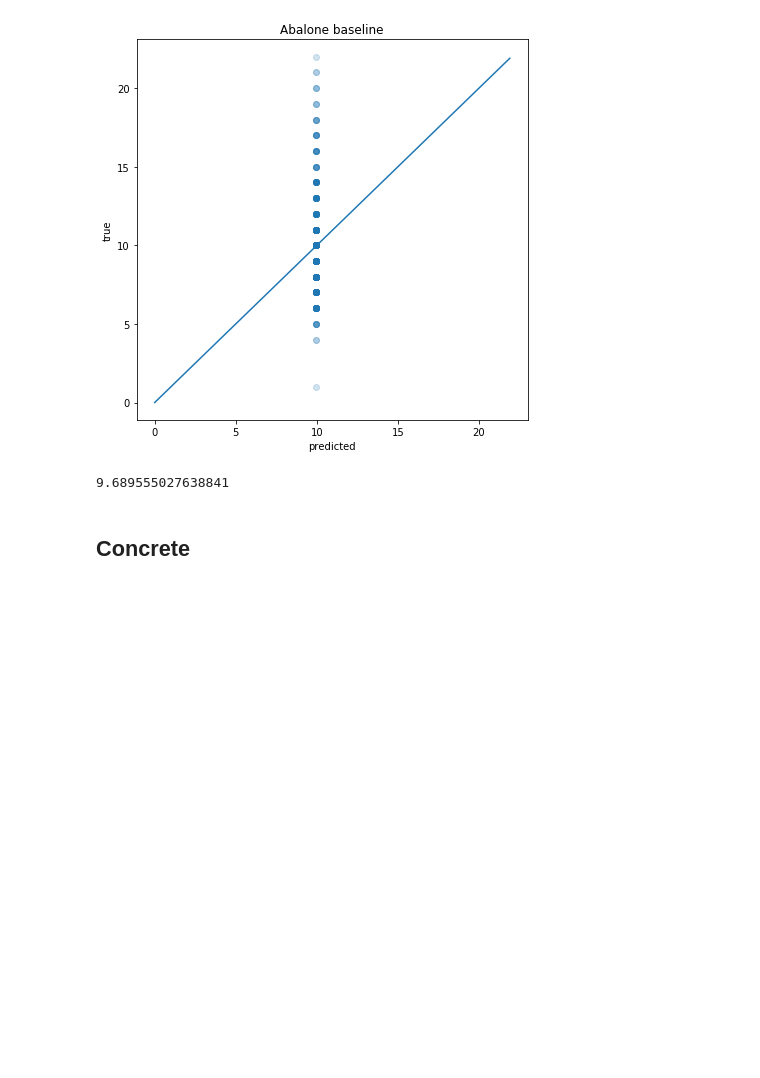
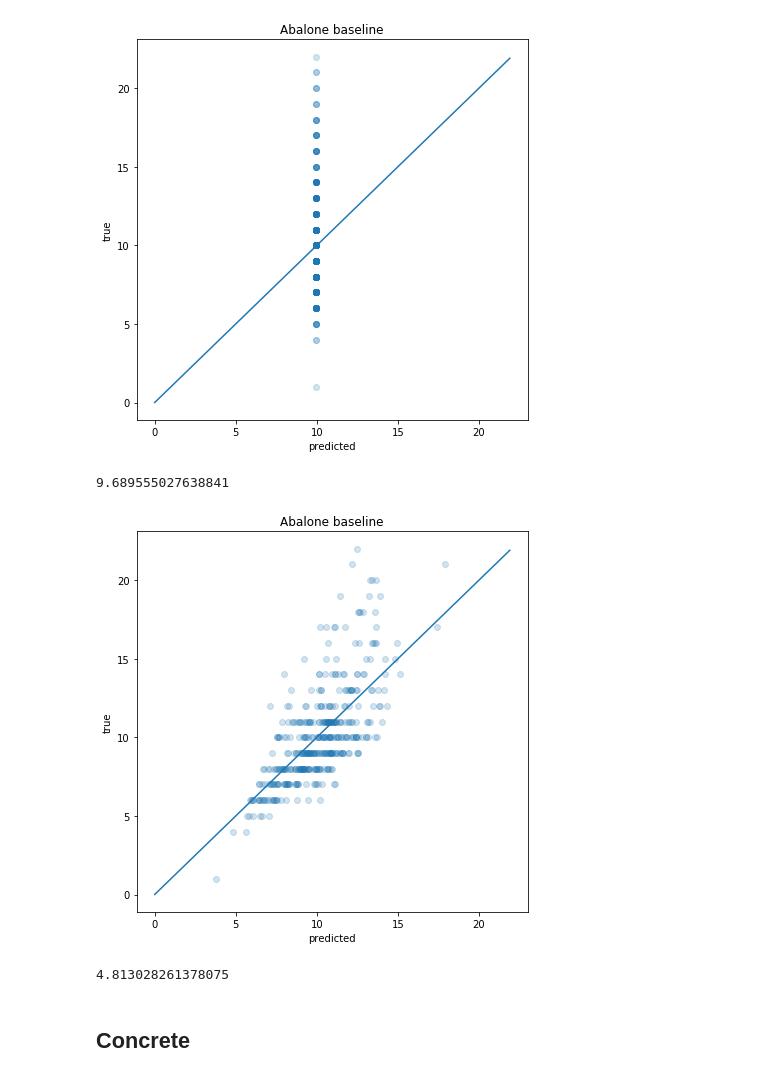
Before and after one commit to SimonMcDonnell/Dissertation, a Jupyter notebook: baseline_models.ipynb, the cells around one changed output. Cells and saved outputs as stored; diff of their text form; code cells hidden in the pictures; blank space fills up the shorter version.

```diff
--- a/baseline_models.ipynb
+++ b/baseline_models.ipynb
@@ -57,6 +58,17 @@ plot_predictions(pred, y_test, 'Abalone baseline', 'graphs/abalone/test/abalone_
 msse(pred, y_test)
 # %% [output]
 9.689555027638841
+# %%
+reg = LinearRegression()
+reg.fit(X_train, y_train)
+pred = reg.predict(X_test)
+plot_predictions(pred, y_test, 'Abalone baseline', 'graphs/abalone/test/abalone_baseline.pdf')
+# %% [output]
+[figure, added]
+# %%
+msse(pred, y_test)
+# %% [output]
+4.813028261378075
 # %% [markdown]
 ## Concrete
 # %%
```
Also changed, not shown: parts of 13 cells of this notebook, 7 other files.
